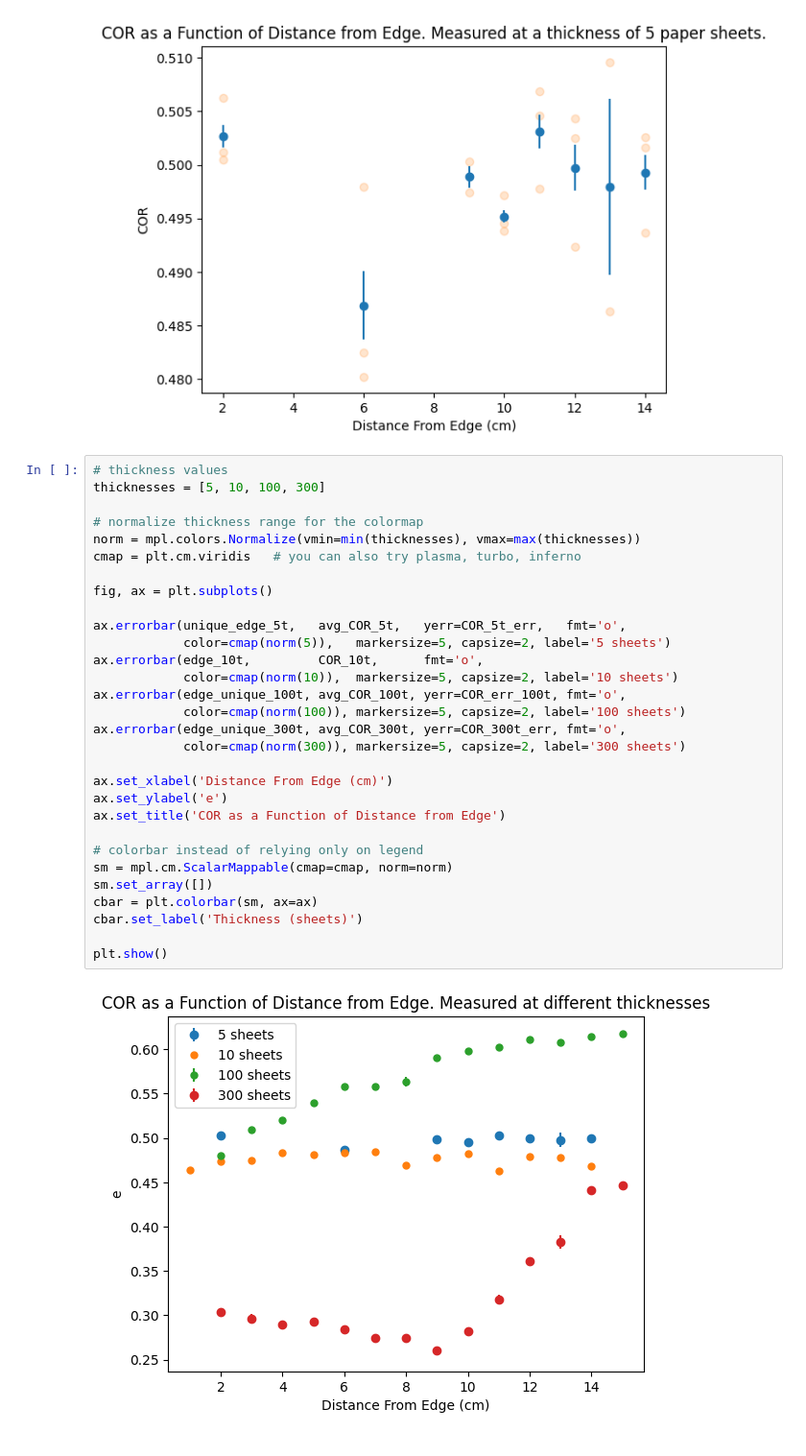
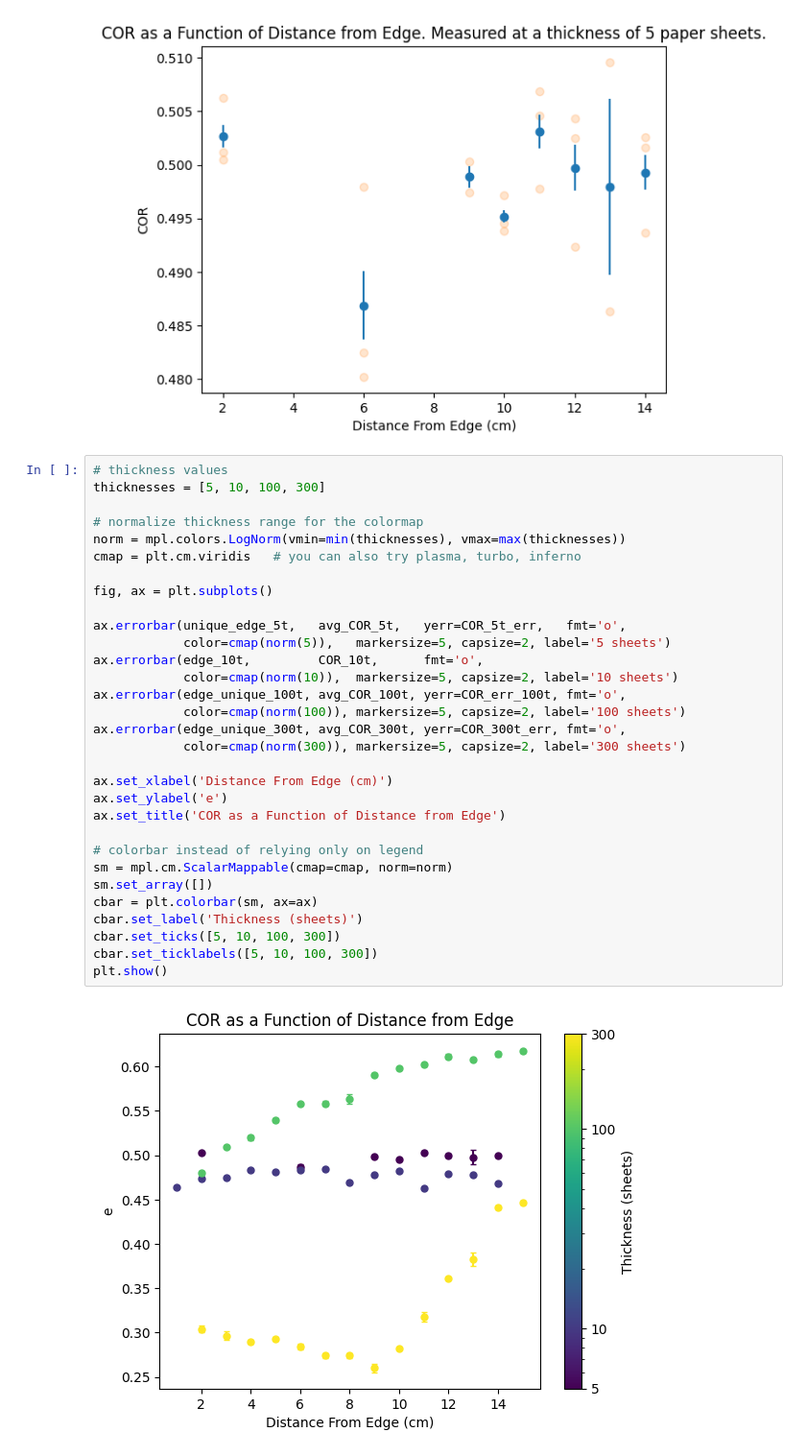
Before and after one commit to joshuadijksman/paperstack, a Jupyter notebook: Manou_version/code/Manou_Experiments.ipynb, the cells around one changed output. Shown at 96% size. Drawn from its saved outputs; the diff is of its cells as text.

```diff
--- a/Manou_version/code/Manou_Experiments.ipynb
+++ b/Manou_version/code/Manou_Experiments.ipynb
@@ -201,32 +201,33 @@ Selfmadefuntions imported/reloaded
 # %%
 # thickness values
 thicknesses = [5, 10, 100, 300]
 
 # normalize thickness range for the colormap
-norm = mpl.colors.Normalize(vmin=min(thicknesses), vmax=max(thicknesses))
+norm = mpl.colors.LogNorm(vmin=min(thicknesses), vmax=max(thicknesses))
 cmap = plt.cm.viridis   # you can also try plasma, turbo, inferno
 
 fig, ax = plt.subplots()
 
 ax.errorbar(unique_edge_5t,   avg_COR_5t,   yerr=COR_5t_err,   fmt='o',
             color=cmap(norm(5)),   markersize=5, capsize=2, label='5 sheets')
 ax.errorbar(edge_10t,         COR_10t,      fmt='o',
             color=cmap(norm(10)),  markersize=5, capsize=2, label='10 sheets')
 ax.errorbar(edge_unique_100t, avg_COR_100t, yerr=COR_err_100t, fmt='o',
             color=cmap(norm(100)), markersize=5, capsize=2, label='100 sheets')
 ax.errorbar(edge_unique_300t, avg_COR_300t, yerr=COR_300t_err, fmt='o',
             color=cmap(norm(300)), markersize=5, capsize=2, label='300 sheets')
 
 ax.set_xlabel('Distance From Edge (cm)')
 ax.set_ylabel('e')
 ax.set_title('COR as a Function of Distance from Edge')
 
 # colorbar instead of relying only on legend
 sm = mpl.cm.ScalarMappable(cmap=cmap, norm=norm)
 sm.set_array([])
 cbar = plt.colorbar(sm, ax=ax)
 cbar.set_label('Thickness (sheets)')
-
+cbar.set_ticks([5, 10, 100, 300])
+cbar.set_ticklabels([5, 10, 100, 300])
 plt.show()
 # %% [output]
-[figure, old version]
+[figure, new version]
```
Also changed, not shown: 1 other file.
